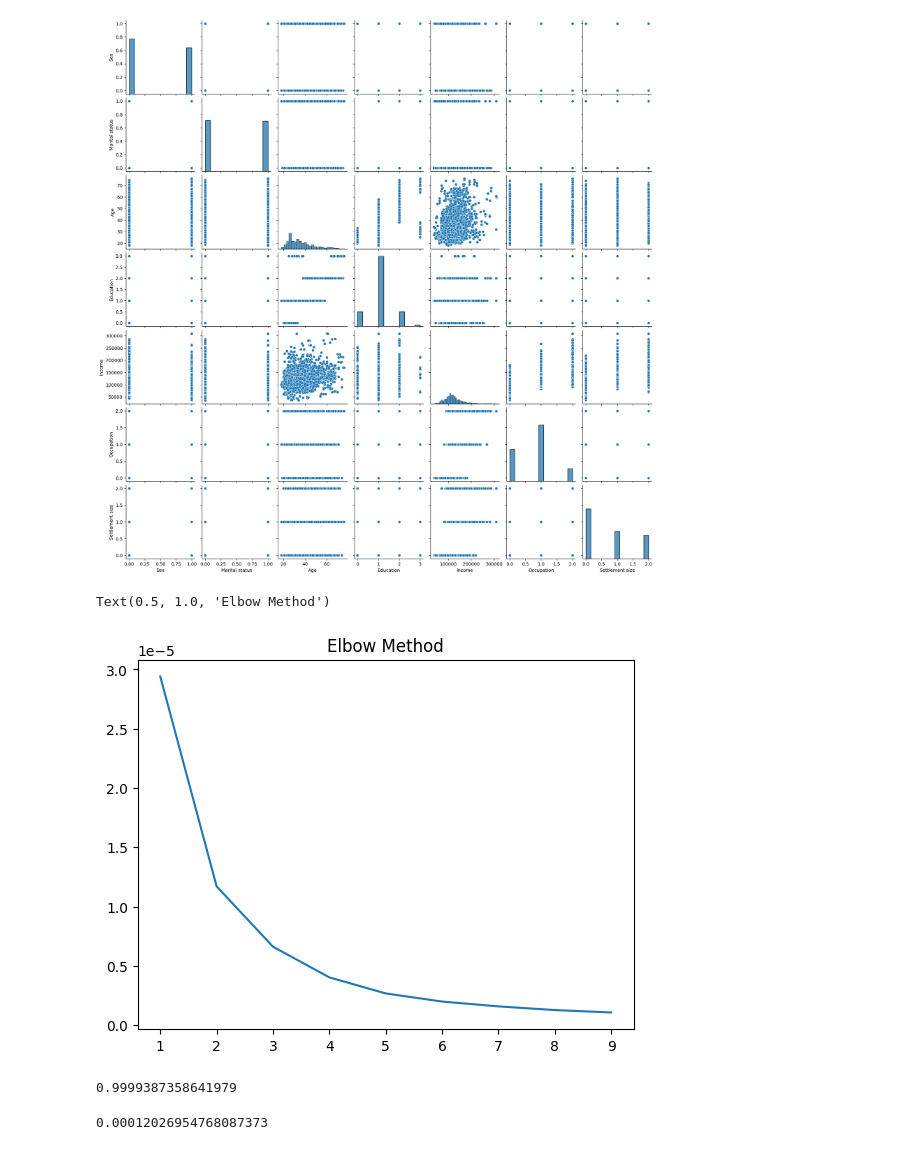
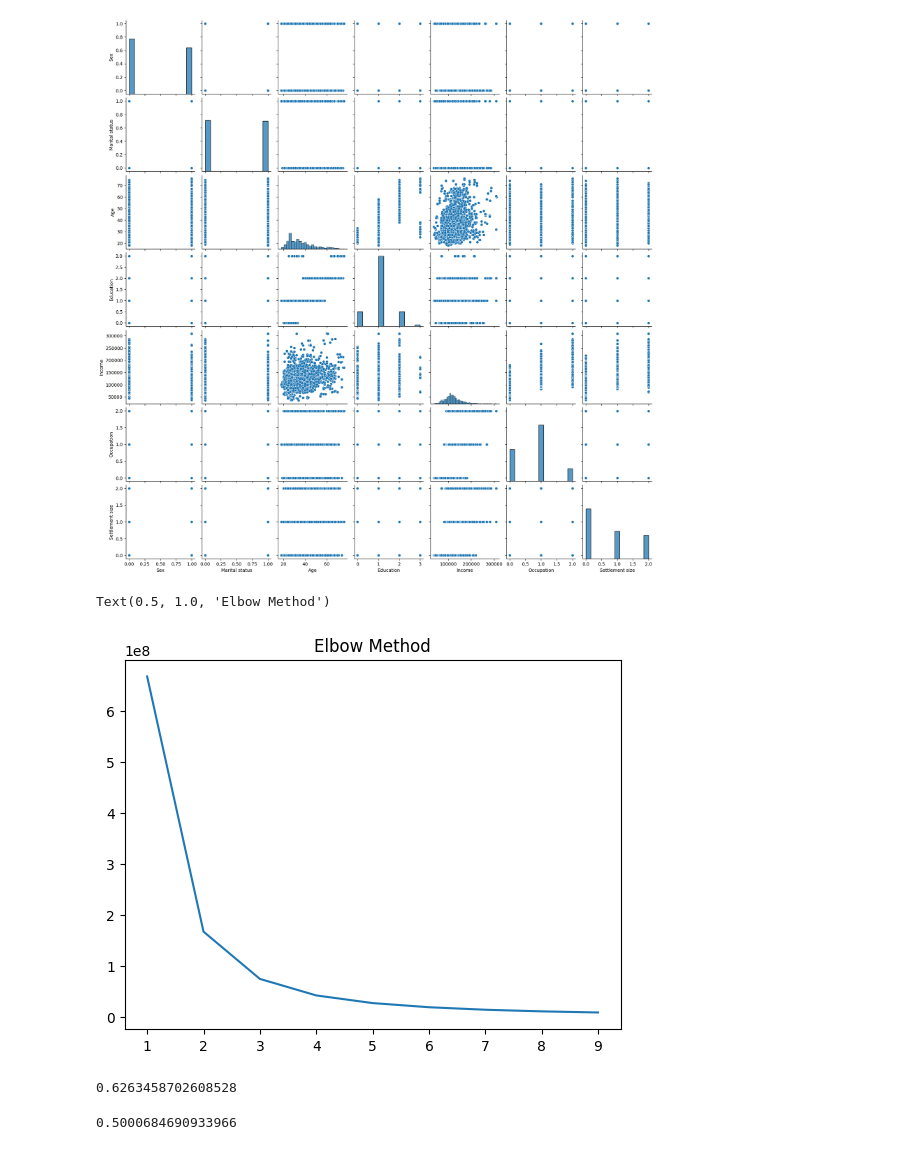
Before and after one commit to Phanuruj3146/KMITL, a Jupyter notebook: Year3/DataAnalysis/Lab10/Kmean.ipynb, the cells around one changed output. Cells and saved outputs as stored; diff of their text form; code cells hidden in the pictures.

```diff
--- a/Year3/DataAnalysis/Lab10/Kmean.ipynb
+++ b/Year3/DataAnalysis/Lab10/Kmean.ipynb
@@ -68,20 +69,25 @@ sns.pairplot(X)
 <seaborn.axisgrid.PairGrid at 0x...>
 [figure]
 # %%
-X_norm = normalize(X)
-X_norm = pd.DataFrame(X_norm, columns=X.columns)
+# X_norm = normalize(X)
+# X_norm = pd.DataFrame(X_norm, columns=X.columns)
+scaler = StandardScaler()
+normalized_numerical_data = scaler.fit_transform(numerical_data)
+
+# Replace the original numerical columns with the normalized values
+df[['Income', 'Age']] = normalized_numerical_data
 # %%
 # To find the best value for k, we will use the elbow method
 k_values = range(1, 10)
 inertia_values = []
 for k in k_values:
     model = KMeans(n_clusters=k, random_state=42)
-    model.fit(X_norm)
+    model.fit(df)
     inertia_values.append(model.inertia_)
 
 sns.lineplot(x=k_values, y=inertia_values).set_title("Elbow Method")
 # %% [output]
 Text(0.5, 1.0, 'Elbow Method')
-[figure, old version]
+[figure, new version]
 # %%
 # best k value is]
@@ -91,12 +97,12 @@ X_norm["Cluster"] = model.labels_
 # %%
 from sklearn.metrics import silhouette_score
-silhouette_score(X_norm, model.labels_)
-ss = silhouette_score(X_norm, model.labels_)
+silhouette_score(df, model.labels_)
+ss = silhouette_score(df, model.labels_)
 print(ss)
 # %% [output]
-0.9999387358641979
+0.6263458702608528
 # %%
-dbs = davies_bouldin_score(X_norm, model.labels_)
+dbs = davies_bouldin_score(df, model.labels_)
 print(dbs)
 # %% [output]
-0.00012026954768087373
+0.5000684690933966
```
Also changed, not shown: parts of 3 cells of this notebook, 7 other files.
